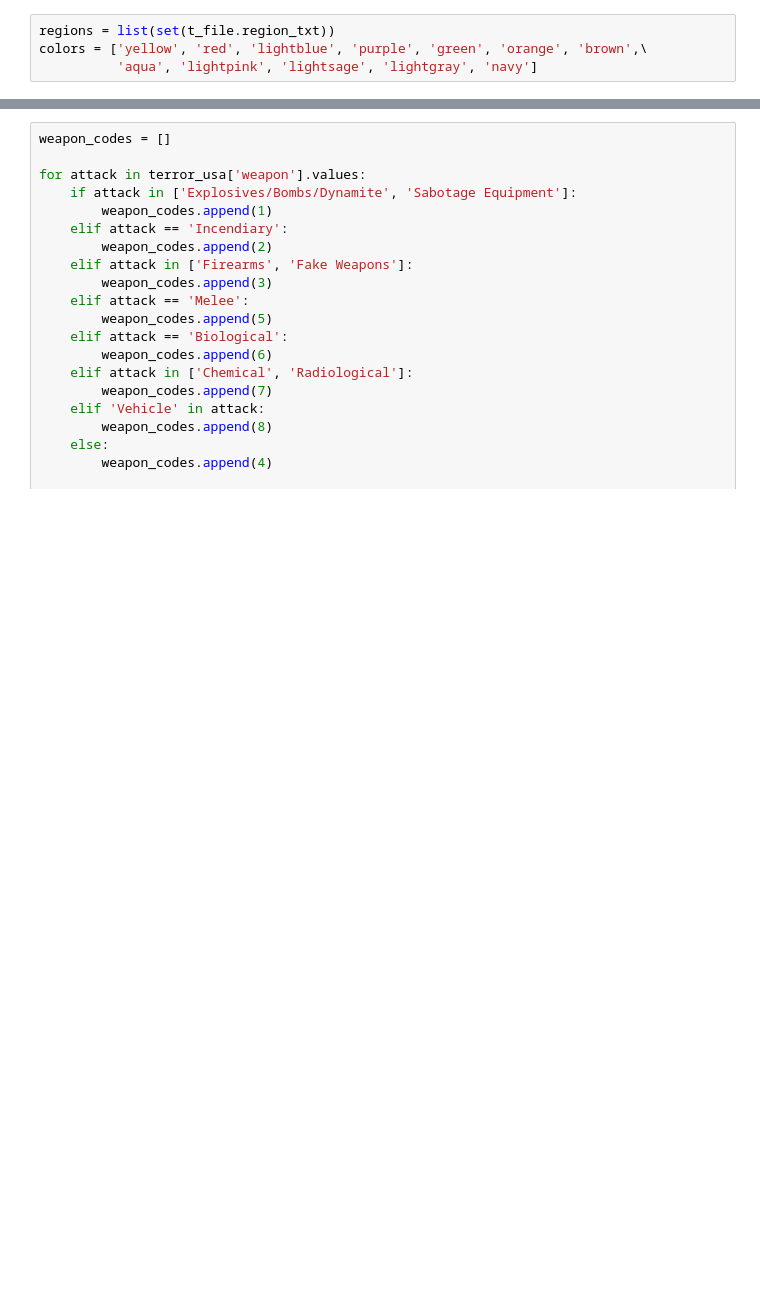
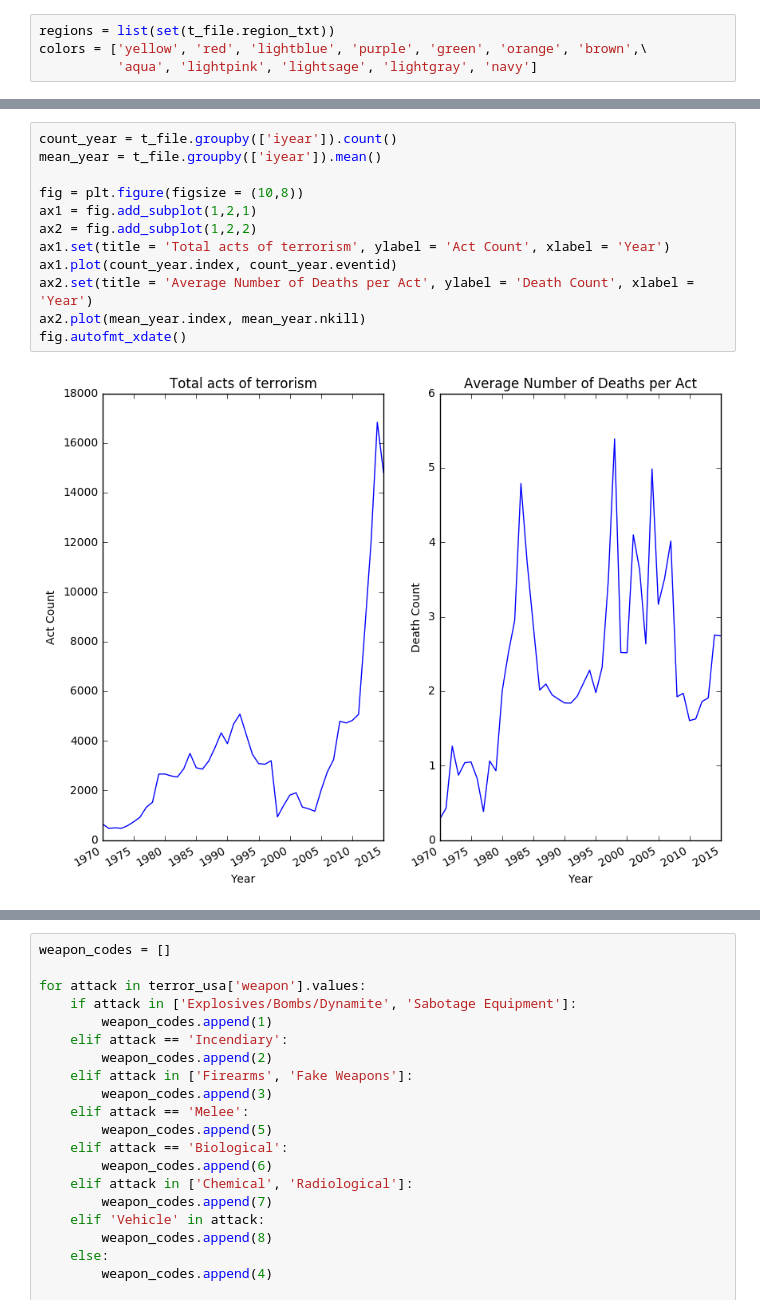
Before and after one commit to sanchitchawla/datascienceproject, a Jupyter notebook: Terror.ipynb, the cells around one changed output, grey strips where cells are left out. Saved outputs shown, nothing was run; the diff lists cells and outputs as text; blank space fills up the shorter version.

```diff
--- a/Terror.ipynb
+++ b/Terror.ipynb
@@ -44,3 +43,17 @@ plt.legend(loc ='lower left', prop= {'size':11})
+# %%
+count_year = t_file.groupby(['iyear']).count()
+mean_year = t_file.groupby(['iyear']).mean()
+
+fig = plt.figure(figsize = (10,8))
+ax1 = fig.add_subplot(1,2,1)
+ax2 = fig.add_subplot(1,2,2)
+ax1.set(title = 'Total acts of terrorism', ylabel = 'Act Count', xlabel = 'Year')
+ax1.plot(count_year.index, count_year.eventid)
+ax2.set(title = 'Average Number of Deaths per Act', ylabel = 'Death Count', xlabel = 'Year')
+ax2.plot(mean_year.index, mean_year.nkill)
+fig.autofmt_xdate()
+# %% [output]
+[figure, added]
 # %%
 d = pd.read_csv('globalterrorismdb_0616dist.csv', encoding='ISO-8859-1',
                 usecols=[0, 1, 2, 3, 8, 11, 13, 14, 26, 29, 35, 37, 84, 100, 103]
```
Also changed, not shown: parts of 5 cells of this notebook.
